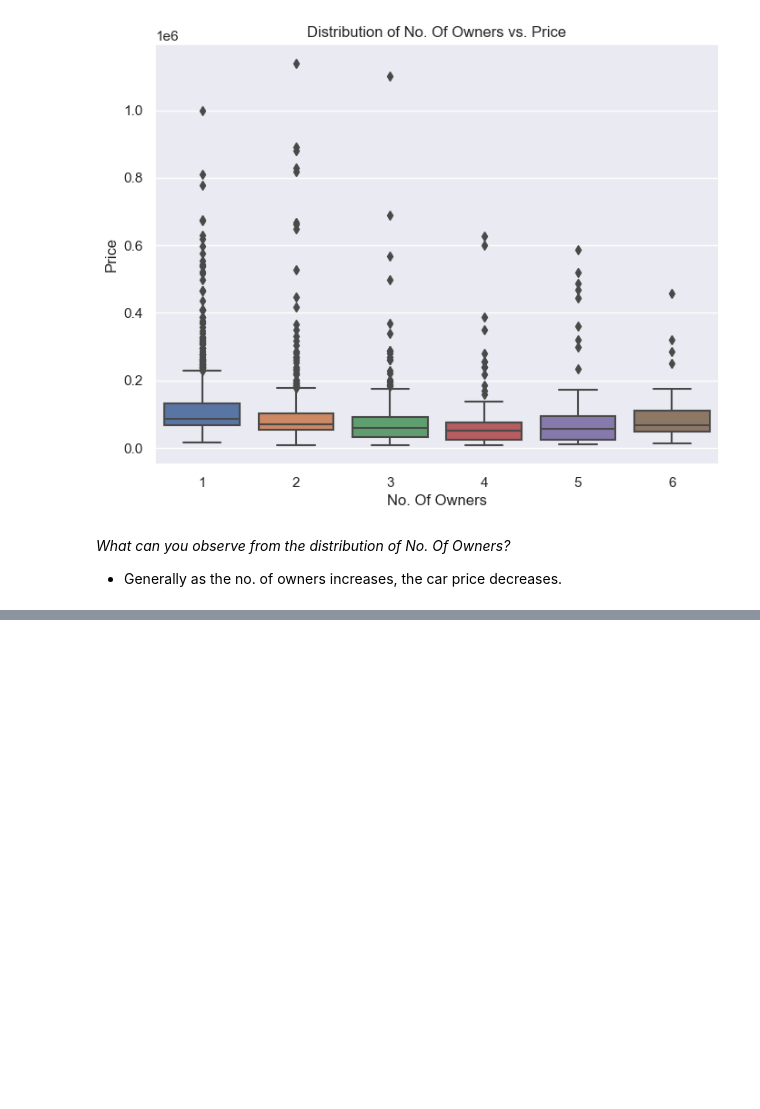
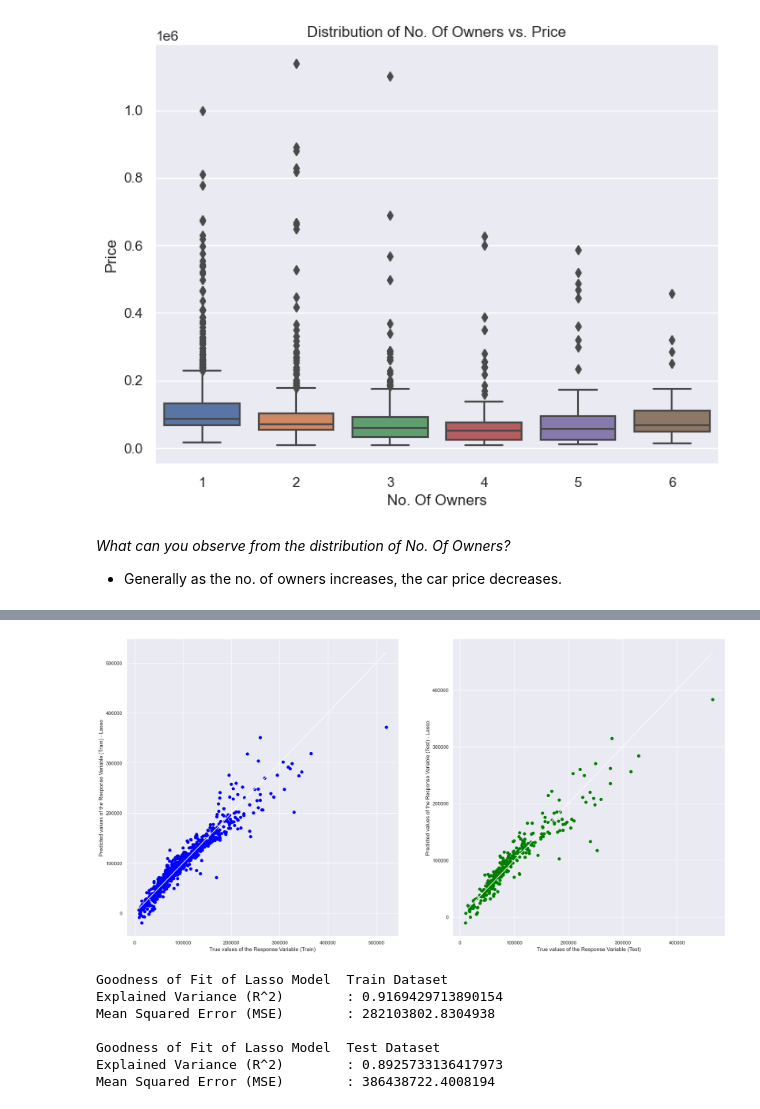
Before and after one commit to Encogt/SC1015-Grp-2, a Jupyter notebook: Main Project.ipynb, the cells around one changed output, grey strips where cells are left out. Cells and saved outputs as stored; diff of their text form; code cells hidden in the pictures; blank space fills up the shorter version.

```diff
--- a/Main Project.ipynb
+++ b/Main Project.ipynb
@@ -798,0 +804,8 @@ Mean Squared Error (MSE)        : 257327664.79706496
+# %%
+# Coefficients of the Lasso Regression line
+print('Intercept of Lasso Regression \t: b = ', lasso.intercept_)
+print('Coefficients of Lasso Regression \t: a = ', lasso.coef_)
+
+# Predict Response corresponding to Predictors
+y_train_pred_lasso = lasso.predict(X_train)
+y_test_pred_lasso = lasso.predict(X_test)
@@ -798,0 +830,33 @@ Mean Squared Error (MSE)        : 257327664.79706496
+# %%
+# Plot the Predictions vs the True values for Lasso Regression
+f, axes = plt.subplots(1, 2, figsize=(24, 12))
+axes[0].scatter(y_train, y_train_pred_lasso, color="blue")
+axes[0].plot(y_train, y_train, 'w-', linewidth=1)
+axes[0].set_xlabel("True values of the Response Variable (Train)")
+axes[0].set_ylabel("Predicted values of the Response Variable (Train) - Lasso")
+axes[1].scatter(y_test, y_test_pred_lasso, color="green")
+axes[1].plot(y_test, y_test, 'w-', linewidth=1)
+axes[1].set_xlabel("True values of the Response Variable (Test)")
+axes[1].set_ylabel("Predicted values of the Response Variable (Test) - Lasso")
+plt.show()
+
+# Check the Goodness of Fit (on Train Data) for Lasso Regression
+print("Goodness of Fit of Lasso Model \tTrain Dataset")
+print("Explained Variance (R^2) \t:", lasso.score(X_train, y_train))
+print("Mean Squared Error (MSE) \t:", mean_squared_error(y_train, y_train_pred_lasso))
+print()
+
+# Check the Goodness of Fit (on Test Data) for Lasso Regression
+print("Goodness of Fit of Lasso Model \tTest Dataset")
+print("Explained Variance (R^2) \t:", lasso.score(X_test, y_test))
+print("Mean Squared Error (MSE) \t:", mean_squared_error(y_test, y_test_pred_lasso))
+print()
+# %% [output]
+[figure, added]
+Goodness of Fit of Lasso Model  Train Dataset
+Explained Variance (R^2)        : 0.9169429713890154
+Mean Squared Error (MSE)        : 282103802.8304938
+
+Goodness of Fit of Lasso Model  Test Dataset
+Explained Variance (R^2)        : 0.8925733136417973
+Mean Squared Error (MSE)        : 386438722.4008194
```
Also changed, not shown: parts of 68 cells of this notebook.
